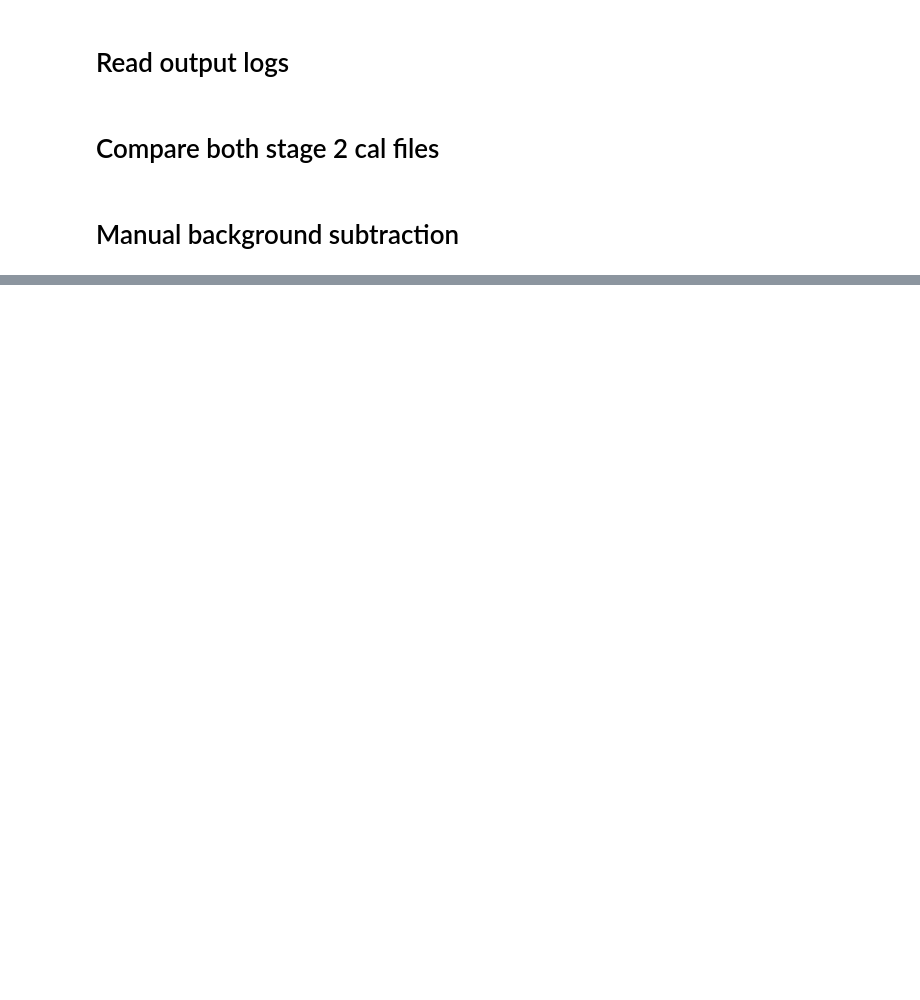
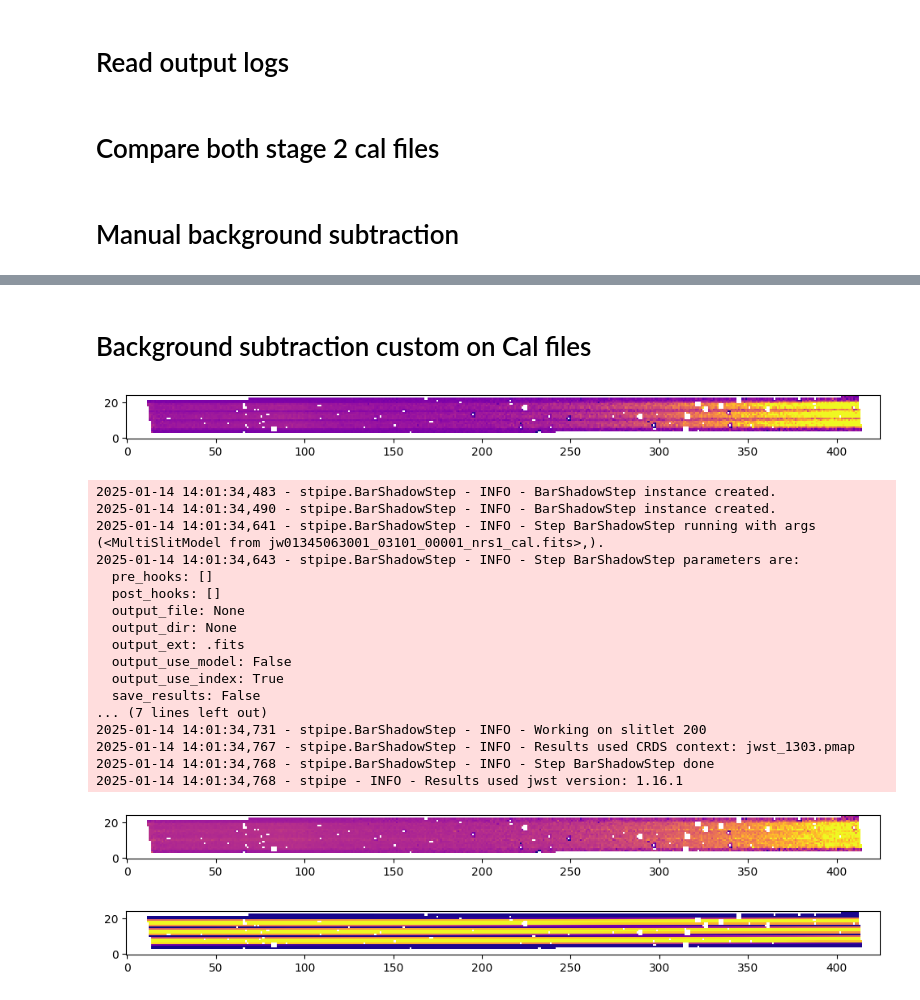
Before and after one commit to TimEpsilon/BetterNIRSpecBackground, a Jupyter notebook: BNBG/Notebooks/ArtifactSearching.ipynb, the cells around one changed output, grey strips where cells are left out. Cells and saved outputs as stored; diff of their text form; code cells hidden in the pictures; blank space fills up the shorter version.

Commit message:
Removed non used function. Tested barshadow stuff.

```diff
--- a/BNBG/Notebooks/ArtifactSearching.ipynb
+++ b/BNBG/Notebooks/ArtifactSearching.ipynb
@@ -574,0 +370,47 @@ TypeError: unsupported operand type(s) for -: 'NoneType' and 'int'
+# %% [markdown]
+# Background subtraction custom on Cal files
+# %%
+from jwst.barshadow import BarShadowStep
+
+cal = dm.open(directory+"NoSub/jw01345063001_03101_00001_nrs1_cal.fits")
+
+plt.figure(figsize=(12,4))
+z1, z2 = ZScaleInterval().get_limits(cal.slits[0].data)
+plt.imshow(cal.slits[0].data, origin='lower', interpolation='none', cmap="plasma", vmin=z1, vmax=z2)
+plt.show()
+
+ratio = cal.slits[0].data
+
+cal = BarShadowStep().call(cal, source_type="UNIFORM")
+
+plt.figure(figsize=(12,4))
+z1, z2 = ZScaleInterval().get_limits(cal.slits[0].data)
+plt.imshow(cal.slits[0].data, origin='lower', interpolation='none', cmap="plasma", vmin=z1, vmax=z2)
+plt.show()
+
+ratio /= cal.slits[0].data
+plt.figure(figsize=(12,4))
+z1, z2 = ZScaleInterval().get_limits(ratio)
+plt.imshow(ratio, origin='lower', interpolation='none', cmap="plasma", vmin=z1, vmax=z2)
+plt.show()
+# %% [output]
+[figure, added]
+2025-01-14 14:01:34,483 - stpipe.BarShadowStep - INFO - BarShadowStep instance created.
+2025-01-14 14:01:34,490 - stpipe.BarShadowStep - INFO - BarShadowStep instance created.
+2025-01-14 14:01:34,641 - stpipe.BarShadowStep - INFO - Step BarShadowStep running with args (<MultiSlitModel from jw01345063001_03101_00001_nrs1_cal.fits>,).
+2025-01-14 14:01:34,643 - stpipe.BarShadowStep - INFO - Step BarShadowStep parameters are:
+  pre_hooks: []
+  post_hooks: []
+  output_file: None
+  output_dir: None
+  output_ext: .fits
+  output_use_model: False
+  output_use_index: True
+  save_results: False
+... (7 lines left out)
+2025-01-14 14:01:34,731 - stpipe.BarShadowStep - INFO - Working on slitlet 200
+2025-01-14 14:01:34,767 - stpipe.BarShadowStep - INFO - Results used CRDS context: jwst_1303.pmap
+2025-01-14 14:01:34,768 - stpipe.BarShadowStep - INFO - Step BarShadowStep done
+2025-01-14 14:01:34,768 - stpipe - INFO - Results used jwst version: 1.16.1
+[figure, added]
+[figure, added]
```
Also changed, not shown: parts of 18 cells of this notebook, 2 other files.
